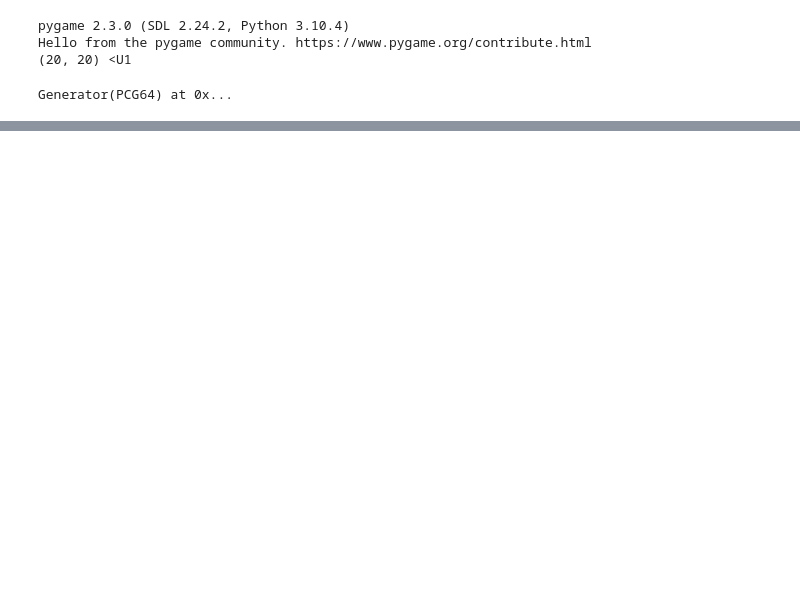
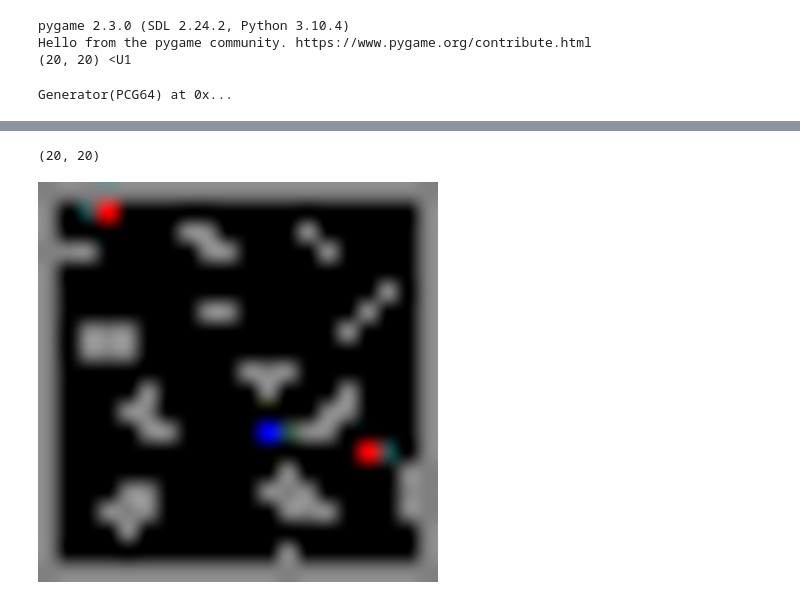
Before and after one commit to quantaji/AMD-SSD, a Jupyter notebook: test_code/test_env.ipynb, the cells around one changed output, grey strips where cells are left out. Cells and saved outputs as stored; diff of their text form; code cells hidden in the pictures; blank space fills up the shorter version.

```diff
--- a/test_code/test_env.ipynb
+++ b/test_code/test_env.ipynb
@@ -62 +61,11 @@ a.reset()
+# %%
+a.reset()
+output = a.grid_world()
+print(output.shape)
+rgb = ascii_array_to_rgb_array(output, WOLFPACK_COLOR)
+img = Image.fromarray(rgb).resize((400, 400))
+display(img,)
+# %% [output]
+(20, 20)
+[figure, added]
 # %%
```
Also changed, not shown: parts of 8 cells of this notebook, 2 other files.
